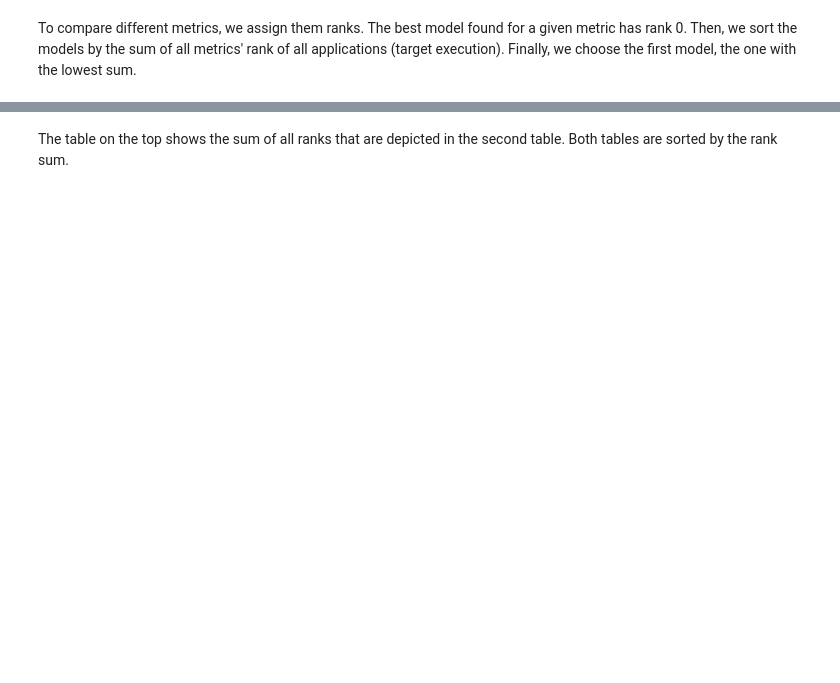
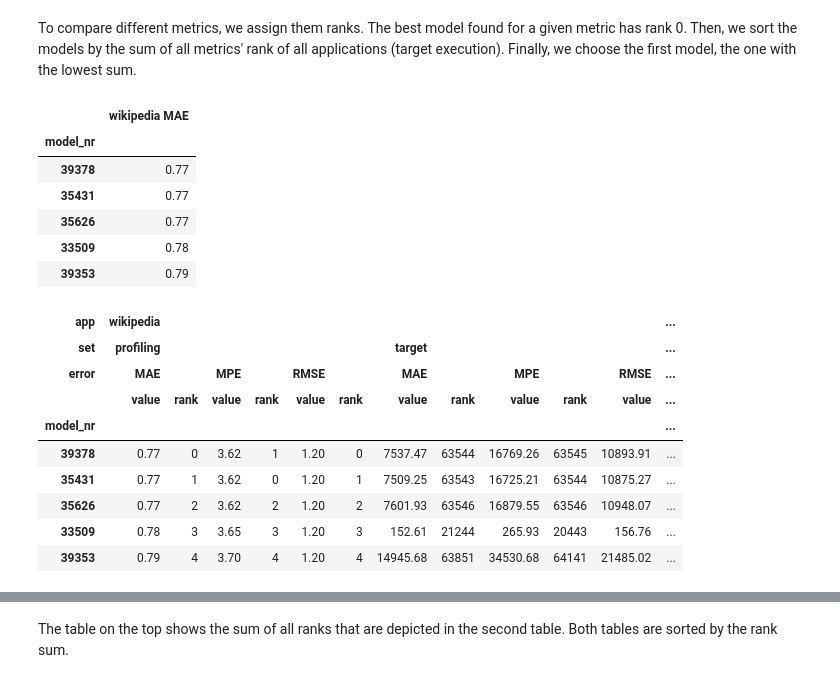
Before and after one commit to cemsbr/phd_notebook, a Jupyter notebook: notebooks/002-Wikipedia, HBSort, HBKmeans - No disk.ipynb, the cells around one changed output, grey strips where cells are left out. Cells and saved outputs as stored; diff of their text form; code cells hidden in the pictures; blank space fills up the shorter version.

```diff
--- a/notebooks/002-Wikipedia, HBSort, HBKmeans - No disk.ipynb
+++ b/notebooks/002-Wikipedia, HBSort, HBKmeans - No disk.ipynb
@@ -407,3 +407,28 @@ Wall time: 1min 3s
 # %% [markdown]
 To compare different metrics, we assign them ranks. The best model found for a given metric has rank 0. Then, we sort
 the models by the sum of all metrics' rank of all applications (target execution). Finally, we choose the first model, the one with the lowest sum.
+# %%
+wmae = df_cmp.loc[:, ('wikipedia', 'profiling', 'MAE', 'value')].sort_values()
+wmae.index.name = 'model_nr'
+display(pd.DataFrame({'wikipedia MAE': wmae}).head(5))
+
+cols2drop = ['hbsort', 'hbkmeans']
+df_cmp.ix[wmae.index].drop(cols2drop, axis=1).head(5)
+# %% [output]
+|  | wikipedia MAE |
+| model_nr |  |
+| 39378 | 0.77 |
+| 35431 | 0.77 |
+| 35626 | 0.77 |
+| 33509 | 0.78 |
+| 39353 | 0.79 |
+| app | wikipedia |  |  |  |  |  |  |  |  |  |  | ... |
+| set | profiling |  |  |  |  |  | target |  |  |  |  | ... |
+| error | MAE |  | MPE |  | RMSE |  | MAE |  | MPE |  | RMSE | ... |
+|  | value | rank | value | rank | value | rank | value | rank | value | rank | value | ... |
+| model_nr |  |  |  |  |  |  |  |  |  |  |  | ... |
+| 39378 | 0.77 | 0 | 3.62 | 1 | 1.20 | 0 | 7537.47 | 63544 | 16769.26 | 63545 | 10893.91 | ... |
+| 35431 | 0.77 | 1 | 3.62 | 0 | 1.20 | 1 | 7509.25 | 63543 | 16725.21 | 63544 | 10875.27 | ... |
+| 35626 | 0.77 | 2 | 3.62 | 2 | 1.20 | 2 | 7601.93 | 63546 | 16879.55 | 63546 | 10948.07 | ... |
+| 33509 | 0.78 | 3 | 3.65 | 3 | 1.20 | 3 | 152.61 | 21244 | 265.93 | 20443 | 156.76 | ... |
+| 39353 | 0.79 | 4 | 3.70 | 4 | 1.20 | 4 | 14945.68 | 63851 | 34530.68 | 64141 | 21485.02 | ... |
```
Also changed, not shown: parts of 11 cells of this notebook.
